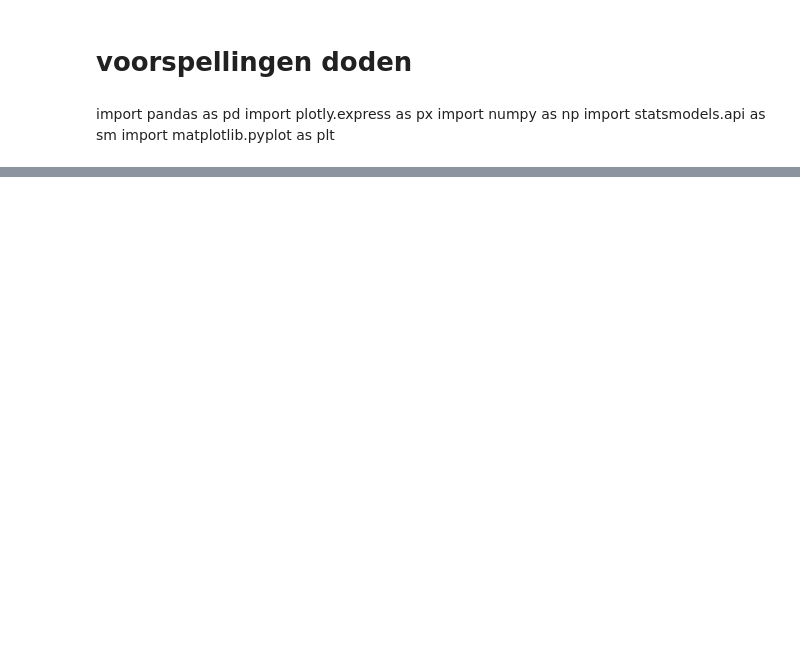
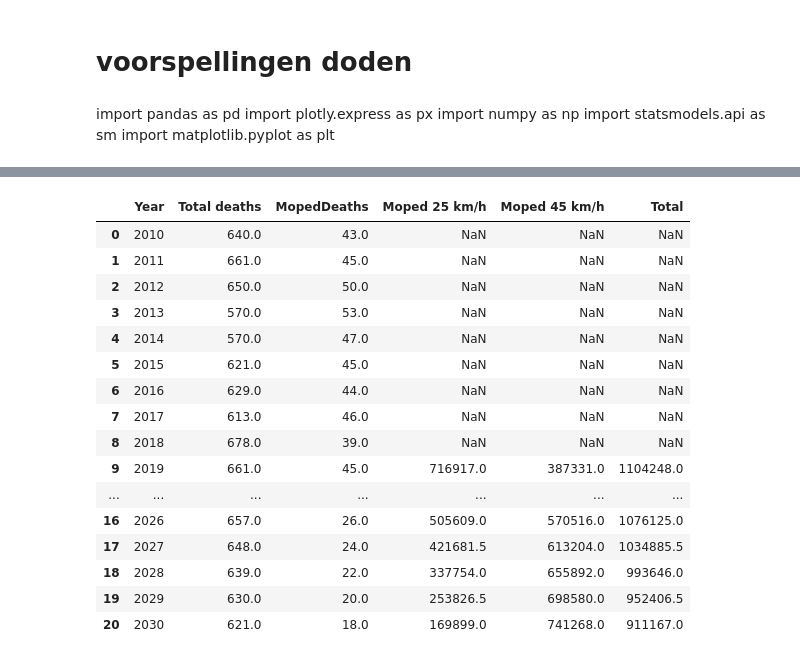
Before and after one commit to chenneman/TIL-programming-group-4, a Jupyter notebook: Voorspelling scooter gebruik.ipynb, the cells around one changed output, grey strips where cells are left out. Saved outputs shown, nothing was run; the diff lists cells and outputs as text; code cells hidden in the pictures; blank space fills up the shorter version.

```diff
--- a/Voorspelling scooter gebruik.ipynb
+++ b/Voorspelling scooter gebruik.ipynb
@@ -302,5 +320,5 @@ print(summary)
 # %%
-years = [2026, 2027, 2028, 2029, 2030]
+years = [2025, 2026, 2027, 2028, 2029, 2030]
 
 #y = a + bx
 Totaal_a = float(summary.loc[1, 'intercept'])
@@ -317,9 +335,10 @@ for i in years:
     Doden_snorbrom.append(SnorBrom_a + (SnorBrom_b)*i)
 
 df_future = pd.DataFrame({
-    "Perioden": years,
-    "Totaal": Doden_totaal,
-    "Brom/Snorfiets": Doden_snorbrom
+    "Year": years,
+    "Total deaths": Doden_totaal,
+    "MopedDeaths": Doden_snorbrom
 })
 
-df_combined = pd.concat([df2_origineel, df_future], ignore_index=True)
+df_combined_deaths = pd.concat([df2_origineel, df_future], ignore_index = True)
+df_combined_deaths
@@ -326 +377,41 @@ df_combined = pd.concat([df2_origineel, df_future], ignore_index=True)
+# %%
+for df in (df2_origineel, df_future, df_combined_number_vehicles):
+    df["Year"] = pd.to_numeric(df["Year"], errors="coerce")
+
+
+df2_origineel = df2_origineel.groupby("Year", as_index=False).sum(numeric_only=True)
+df_future = df_future.groupby("Year", as_index=False).sum(numeric_only=True)
+df_combined_number_vehicles = df_combined_number_vehicles.groupby("Year", as_index=False).sum(numeric_only=True)
+
+df_combined = (
+    df2_origineel
+    .merge(df_future, on="Year", how="outer", suffixes=("", "_future"))
+    .merge(df_combined_number_vehicles, on="Year", how="outer")
+    .sort_values("Year")
+    .reset_index(drop=True)
+)
+
+df_combined["Total deaths"] = df_combined["Total deaths_future"].combine_first(df_combined["Total deaths"])
+df_combined["MopedDeaths"] = df_combined["MopedDeaths_future"].combine_first(df_combined["MopedDeaths"])
+df_combined = df_combined.drop(columns=["Total deaths_future", "MopedDeaths_future"])
+
+df_combined
+# %% [output]
+|  | Year | Total deaths | MopedDeaths | Moped 25 km/h | Moped 45 km/h | Total |
+| 0 | 2010 | 640.0 | 43.0 | NaN | NaN | NaN |
+| 1 | 2011 | 661.0 | 45.0 | NaN | NaN | NaN |
+| 2 | 2012 | 650.0 | 50.0 | NaN | NaN | NaN |
+| 3 | 2013 | 570.0 | 53.0 | NaN | NaN | NaN |
+| 4 | 2014 | 570.0 | 47.0 | NaN | NaN | NaN |
+| 5 | 2015 | 621.0 | 45.0 | NaN | NaN | NaN |
+| 6 | 2016 | 629.0 | 44.0 | NaN | NaN | NaN |
+| 7 | 2017 | 613.0 | 46.0 | NaN | NaN | NaN |
+| 8 | 2018 | 678.0 | 39.0 | NaN | NaN | NaN |
+| 9 | 2019 | 661.0 | 45.0 | 716917.0 | 387331.0 | 1104248.0 |
+| ... | ... | ... | ... | ... | ... | ... |
+| 16 | 2026 | 657.0 | 26.0 | 505609.0 | 570516.0 | 1076125.0 |
+| 17 | 2027 | 648.0 | 24.0 | 421681.5 | 613204.0 | 1034885.5 |
+| 18 | 2028 | 639.0 | 22.0 | 337754.0 | 655892.0 | 993646.0 |
+| 19 | 2029 | 630.0 | 20.0 | 253826.5 | 698580.0 | 952406.5 |
+| 20 | 2030 | 621.0 | 18.0 | 169899.0 | 741268.0 | 911167.0 |
 # %%
```
Also changed, not shown: parts of 13 cells of this notebook, 1 other file.
